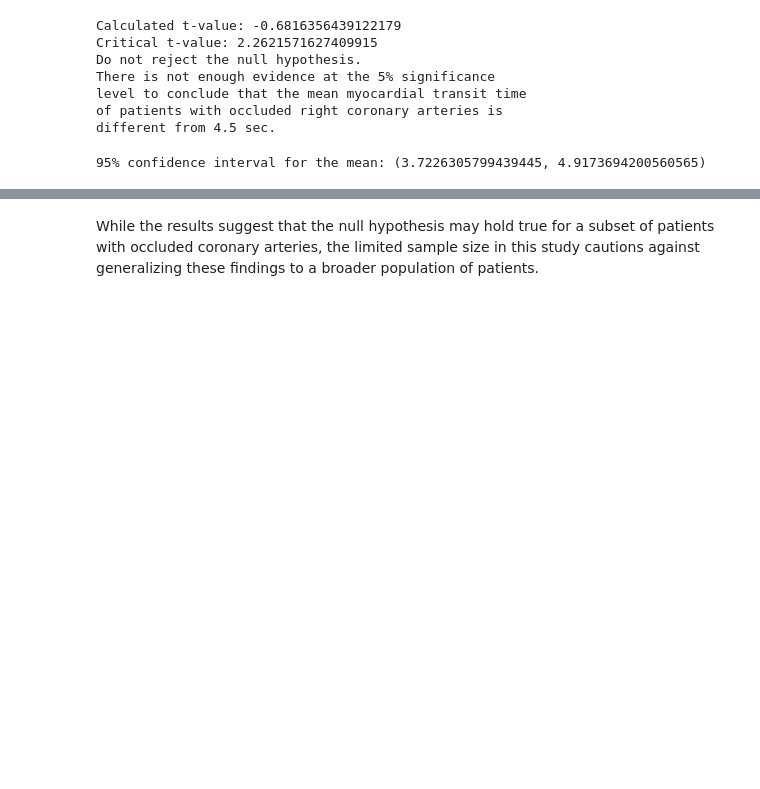
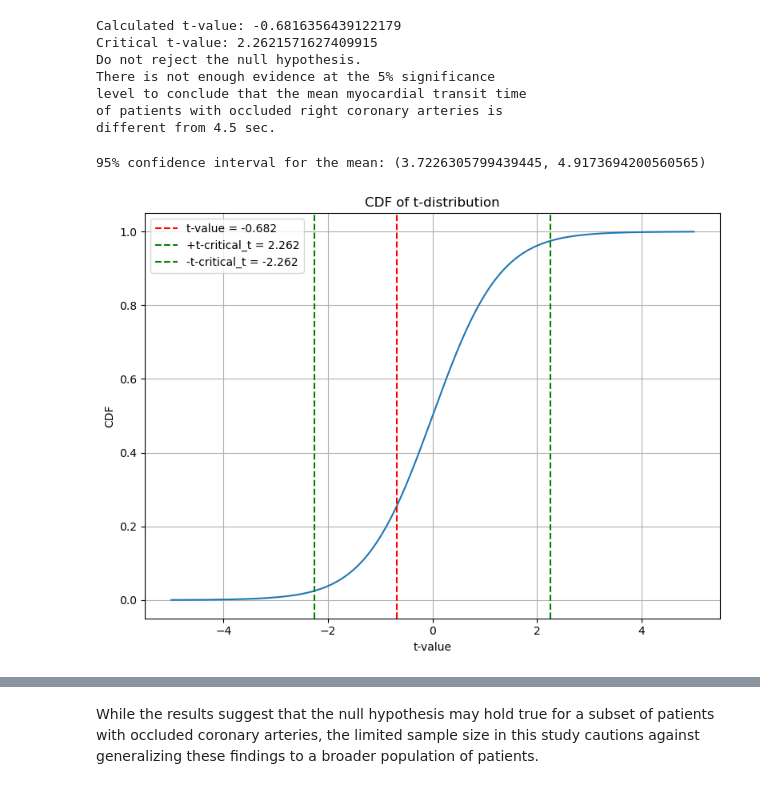
Before and after one commit to SpyrosAlvanakis/Biostatistics, a Jupyter notebook: Biostatistics_assignment_1.ipynb, the cells around one changed output, grey strips where cells are left out. Cells and saved outputs as stored; diff of their text form; code cells hidden in the pictures; blank space fills up the shorter version.

```diff
--- a/Biostatistics_assignment_1.ipynb
+++ b/Biostatistics_assignment_1.ipynb
@@ -70,3 +96,25 @@ confidence_interval = (x_bar - margin_of_error, x_bar + margin_of_error)
 print(f"95% confidence interval for the mean: {confidence_interval}")
 # %% [output]
 95% confidence interval for the mean: (3.7226305799439445, 4.9173694200560565)
+# %%
+# Range of t-values
+t_values = np.linspace(-5, 5, 400)
+
+# CDF
+cdf_values = stats.t.cdf(t_values, df=n-1)
+
+plt.figure(figsize=(8,6))
+plt.plot(t_values, cdf_values)
+plt.axvline(t_val, color='red', linestyle='--', label=f"t-value = {t_val:.3f}")
+plt.axvline(critical_t, color='green', linestyle='--', label=f"+t-critical_t = {critical_t:.3f}")
+plt.axvline(-critical_t, color='green', linestyle='--', label=f"-t-critical_t = {-critical_t:.3f}")
+
+plt.xlabel('t-value')
+plt.ylabel('CDF')
+plt.title('CDF of t-distribution')
+plt.legend()
+plt.grid(True)
+plt.tight_layout()
+plt.show()
+# %% [output]
+[figure, added]
```
Also changed, not shown: parts of 43 cells of this notebook.
